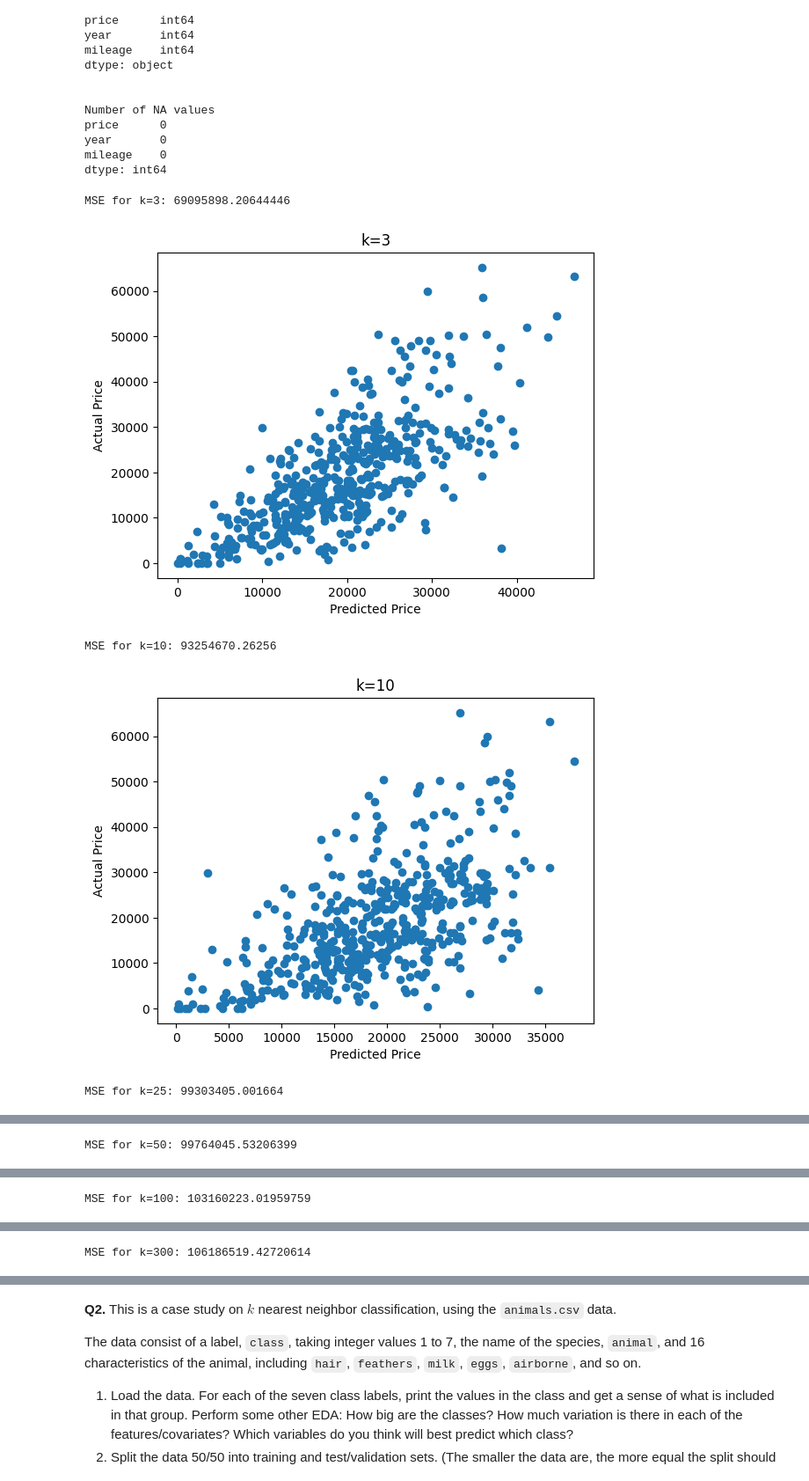
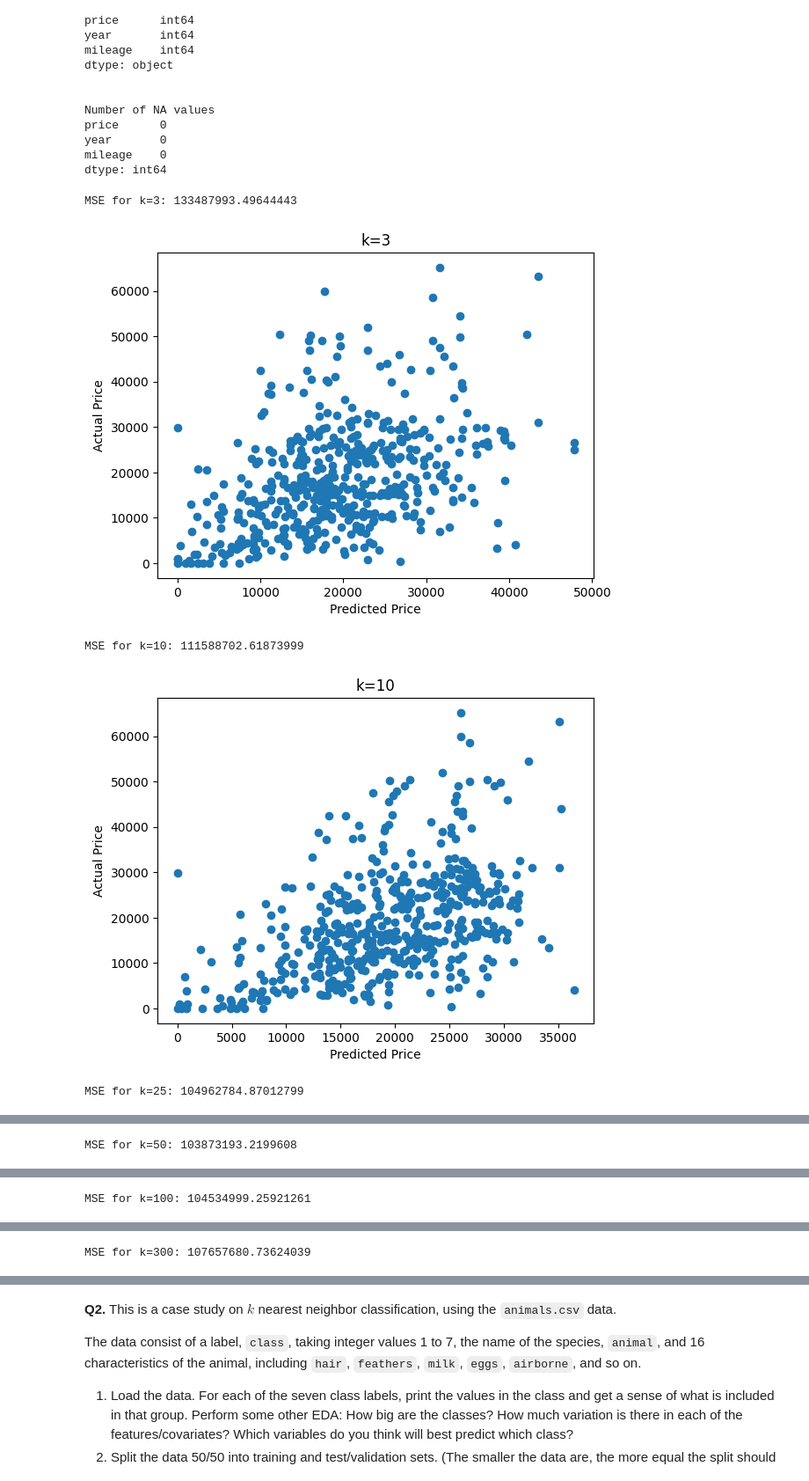
Before and after one commit to hasitanalluri/knn, a Jupyter notebook: assignment/assignment_knn.ipynb, the cells around one changed output, grey strips where cells are left out. Shown at 88% size. Cells and saved outputs as stored; diff of their text form; code cells hidden in the pictures.

```diff
--- a/assignment/assignment_knn.ipynb
+++ b/assignment/assignment_knn.ipynb
@@ -102,7 +102,7 @@ MSE = []
 # k = 3
 k=3
 model = KNeighborsRegressor(n_neighbors=k) # Create a sk model for k=3
-fitted_model = model.fit(X,y) # Train the model on our data
+fitted_model = model.fit(X_train,y_train) # Train the model on our data
 
 y_hat = fitted_model.predict(X_test) # Predict y values for test data
 
@@ -118,7 +118,7 @@ plt.show()
 # k = 10
 k=10
 model = KNeighborsRegressor(n_neighbors=k)
-fitted_model = model.fit(X,y) # Train the model on our data
+fitted_model = model.fit(X_train,y_train) # Train the model on our data
 
 y_hat = fitted_model.predict(X_test) # Predict y values for test data
 
@@ -134,7 +134,7 @@ plt.show()
 # k = 25
 k=25
 model = KNeighborsRegressor(n_neighbors=k)
-fitted_model = model.fit(X,y) # Train the model on our data
+fitted_model = model.fit(X_train,y_train) # Train the model on our data
 
 y_hat = fitted_model.predict(X_test) # Predict y values for test data
 
@@ -150,7 +150,7 @@ plt.show()
 # k = 50
 k=50
 model = KNeighborsRegressor(n_neighbors=k)
-fitted_model = model.fit(X,y) # Train the model on our data
+fitted_model = model.fit(X_train,y_train) # Train the model on our data
 
 y_hat = fitted_model.predict(X_test) # Predict y values for test data
 
@@ -166,41 +166,41 @@ plt.show()
 # k = 100
 k = 100
 model = KNeighborsRegressor(n_neighbors=k)
-fitted_model = model.fit(X,y) # Train the model on our data
+fitted_model = model.fit(X_train,y_train) # Train the model on our data
 
 y_hat = fitted_model.predict(X_test) # Predict y values for test data
 
 MSE.append(np.mean( (y_test-y_hat)**2 )) # Calculate mean squared error and append to list
 print("MSE for k=100:", np.mean( (y_test-y_hat)**2 ))
 
 plt.scatter(y_hat,y_test) # Scatterplot of test value against predicted value
 plt.xlabel("Predicted Price")
 plt.ylabel("Actual Price")
 plt.title("k=100")
 plt.show()
 
 # k = 300
 k = 300
 model = KNeighborsRegressor(n_neighbors=k)
-fitted_model = model.fit(X,y) # Train the model on our data
+fitted_model = model.fit(X_train,y_train) # Train the model on our data
 
 y_hat = fitted_model.predict(X_test) # Predict y values for test data
 
 MSE.append(np.mean( (y_test-y_hat)**2 )) # Calculate mean squared error and append to list
 print("MSE for k=300:", np.mean( (y_test-y_hat)**2 ))
 
 plt.scatter(y_hat,y_test) # Scatterplot of test value against predicted value
 plt.xlabel("Predicted Price")
 plt.ylabel("Actual Price")
 plt.title("k=300")
 plt.show()
 
 print("\n")
 MSE_values = ["{:.2e}".format(float(mse)) for mse in MSE]
 print("Mean squared error values with increasing k:", MSE_values)
 # %% [output]
-MSE for k=3: 69095898.20644446
+MSE for k=3: 133487993.49644443
-[figure, old version]
+[figure, new version]
-MSE for k=10: 93254670.26256
+MSE for k=10: 111588702.61873999
-[figure, old version]
+[figure, new version]
-MSE for k=25: 99303405.001664
+MSE for k=25: 104962784.87012799
@@ -208 +208 @@ MSE for k=25: 99303405.001664
-MSE for k=50: 99764045.53206399
+MSE for k=50: 103873193.2199608
@@ -210 +210 @@ MSE for k=50: 99764045.53206399
-MSE for k=100: 103160223.01959759
+MSE for k=100: 104534999.25921261
@@ -212 +212 @@ MSE for k=100: 103160223.01959759
-MSE for k=300: 106186519.42720614
+MSE for k=300: 107657680.73624039
```
Also changed, not shown: parts of 3 cells of this notebook.
